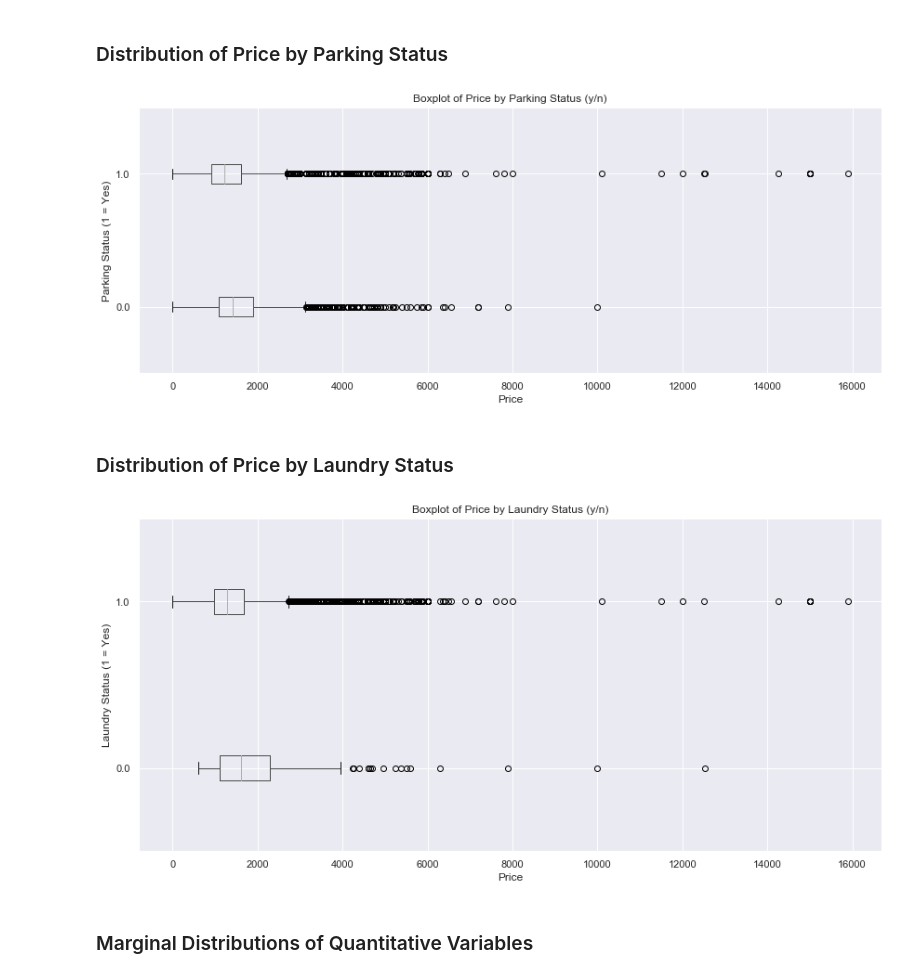
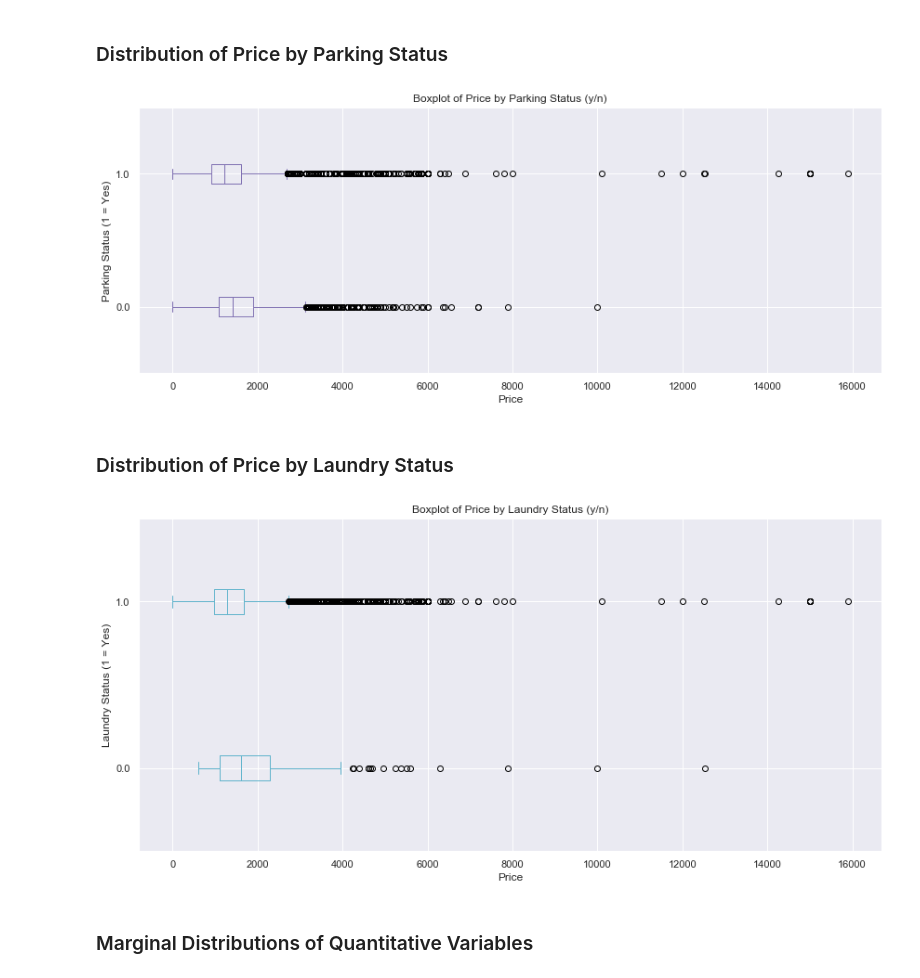
Before and after one commit to lilyzhai/housing-survey, a Jupyter notebook: EDA/EDA - final.ipynb, the cells around one changed output. Cells and saved outputs as stored; diff of their text form; code cells hidden in the pictures.

```diff
--- a/EDA/EDA - final.ipynb
+++ b/EDA/EDA - final.ipynb
@@ -169,25 +170,25 @@ plt.tight_layout()
 ### Distribution of Price by Parking Status
 # %%
 # PARKING STATUS
-df.boxplot(column='price', by='parking', vert=False, figsize=(12,5))
+df.boxplot(column='price', by='parking', vert=False, figsize=(12,5), color='m')
 plt.suptitle('') # removed default subtitle, it overlaps with title
 plt.title('Boxplot of Price by Parking Status (y/n)')
 plt.ylabel('Parking Status (1 = Yes)')
 plt.xlabel('Price')
 plt.tight_layout()
 # %% [output]
-[figure, old version]
+[figure, new version]
 # %% [markdown]
 ### Distribution of Price by Laundry Status
 # %%
-df.boxplot(column='price', by='laundry', vert=False, figsize=(12,6))
+df.boxplot(column='price', by='laundry', vert=False, figsize=(12,6), color='c')
 plt.suptitle('') # removed default subtitle, it overlaps with title
 plt.title('Boxplot of Price by Laundry Status (y/n)')
 plt.ylabel('Laundry Status (1 = Yes)')
 plt.xlabel('Price')
 plt.tight_layout()
 # %% [output]
-[figure, old version]
+[figure, new version]
 # %% [markdown]
 ### Marginal Distributions of Quantitative Variables
 # %%
```
Also changed, not shown: parts of 7 cells of this notebook.
